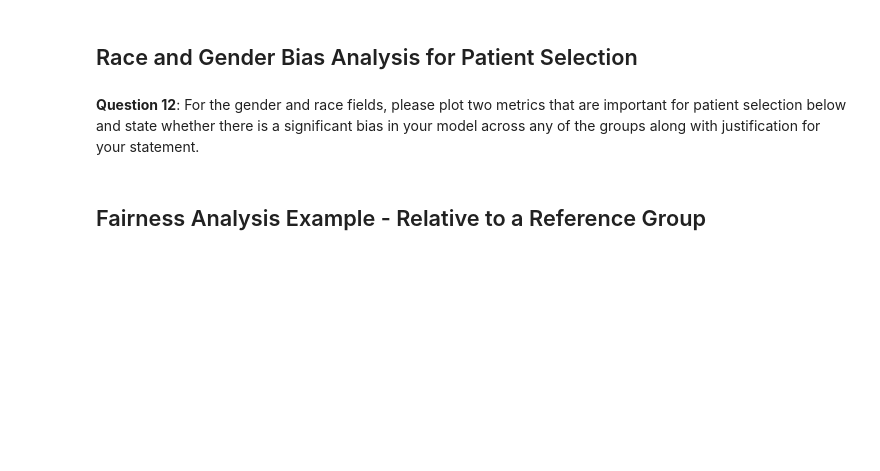
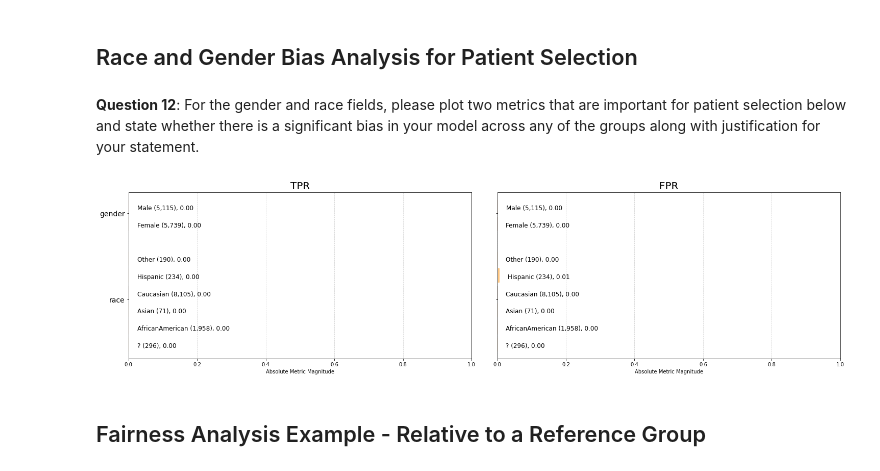
Before and after one commit to ricefields/udacity-project3, a Jupyter notebook: student_project.ipynb, the cells around one changed output. Saved outputs shown, nothing was run; the diff lists cells and outputs as text; code cells hidden in the pictures; blank space fills up the shorter version.

```diff
--- a/student_project.ipynb
+++ b/student_project.ipynb
@@ -1015,8 +1020,12 @@ fdf = f.get_group_value_fairness(bdf)
 **Question 12**: For the gender and race fields, please plot two metrics that are important for patient selection below and state whether there is a significant bias in your model across any of the groups along with justification for your statement.
 # %%
 # Plot two metrics
+#p = aqp.plot_group_metric_all(xtab, metrics=['tpr', 'fpr', 'ppr', 'pprev', 'fnr'], ncols=5)
+p = aqp.plot_group_metric_all(xtab, metrics=['tpr', 'fpr'], ncols=2)
 
 # Is there significant bias in your model for either race or gender?
+# %% [output]
+[figure, added]
 # %% [markdown]
 ## Fairness Analysis Example - Relative to a Reference Group
 # %% [markdown]
```
Also changed, not shown: parts of 15 cells of this notebook.
